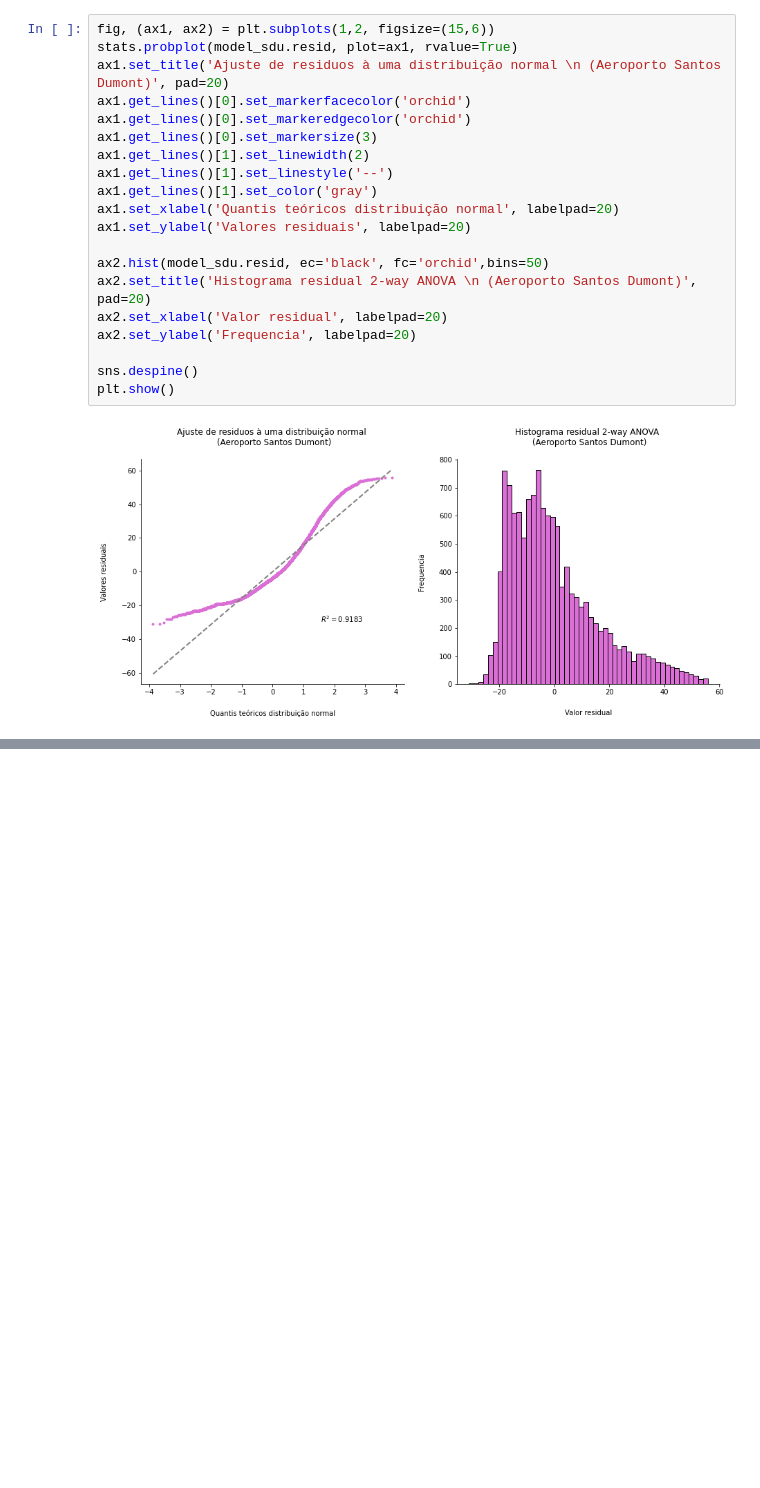
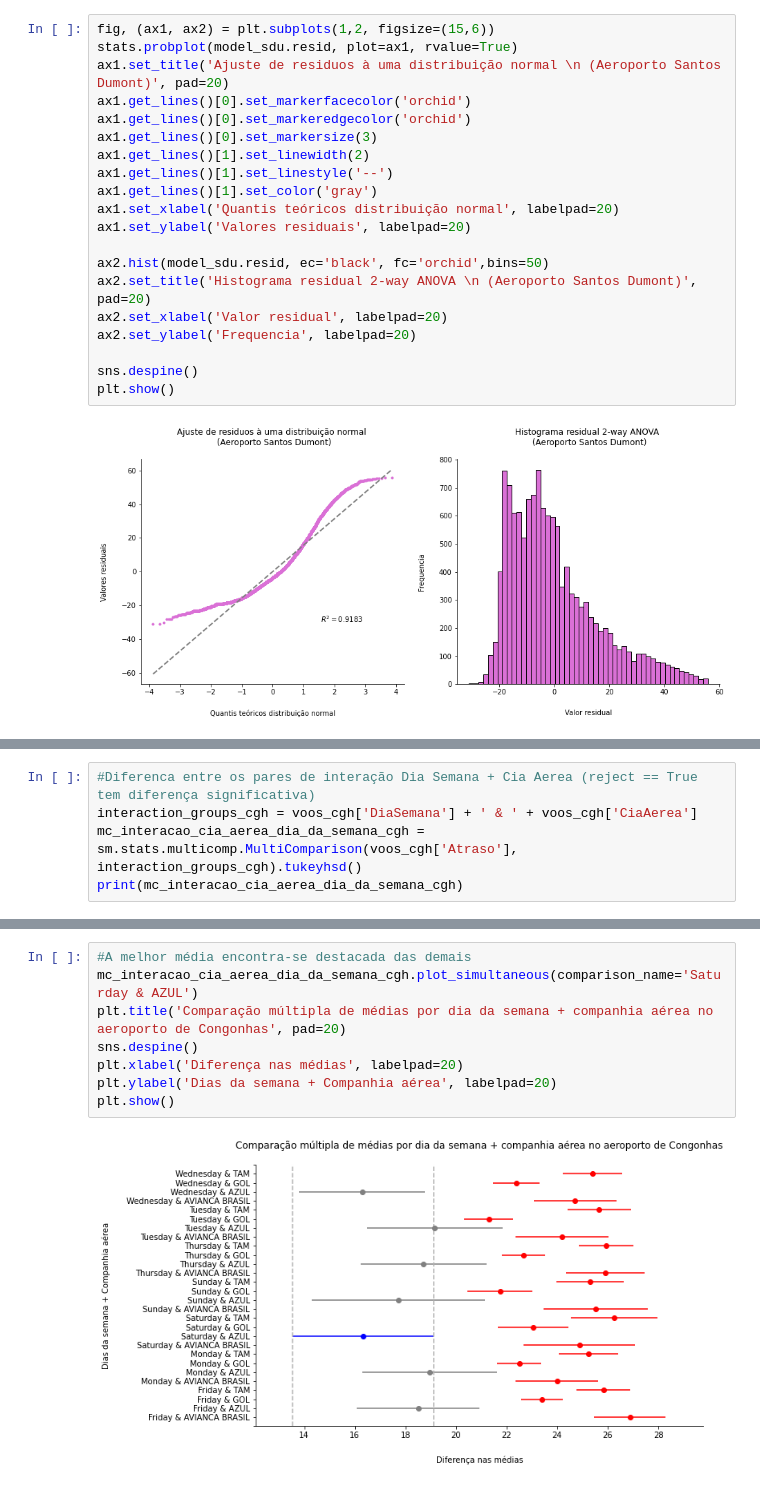
Before and after one commit to vinismachadoo/aviacao-civil-brasil, a Jupyter notebook: controle_estatistico_voos.ipynb, the cells around one changed output, grey strips where cells are left out. Drawn from its saved outputs; the diff is of its cells as text; blank space fills up the shorter version.

```diff
--- a/controle_estatistico_voos.ipynb
+++ b/controle_estatistico_voos.ipynb
@@ -548,0 +645,5 @@ plt.show()
+# %%
+#Diferenca entre os pares de interação Dia Semana + Cia Aerea (reject == True tem diferença significativa)
+interaction_groups_cgh = voos_cgh['DiaSemana'] + ' & ' + voos_cgh['CiaAerea']
+mc_interacao_cia_aerea_dia_da_semana_cgh = sm.stats.multicomp.MultiComparison(voos_cgh['Atraso'], interaction_groups_cgh).tukeyhsd()
+print(mc_interacao_cia_aerea_dia_da_semana_cgh)
@@ -548,0 +668,10 @@ plt.show()
+# %%
+#A melhor média encontra-se destacada das demais
+mc_interacao_cia_aerea_dia_da_semana_cgh.plot_simultaneous(comparison_name='Saturday & AZUL')
+plt.title('Comparação múltipla de médias por dia da semana + companhia aérea no aeroporto de Congonhas', pad=20)
+sns.despine()
+plt.xlabel('Diferença nas médias', labelpad=20)
+plt.ylabel('Dias da semana + Companhia aérea', labelpad=20)
+plt.show()
+# %% [output]
+[figure, added]
```
Also changed, not shown: parts of 10 cells of this notebook.
